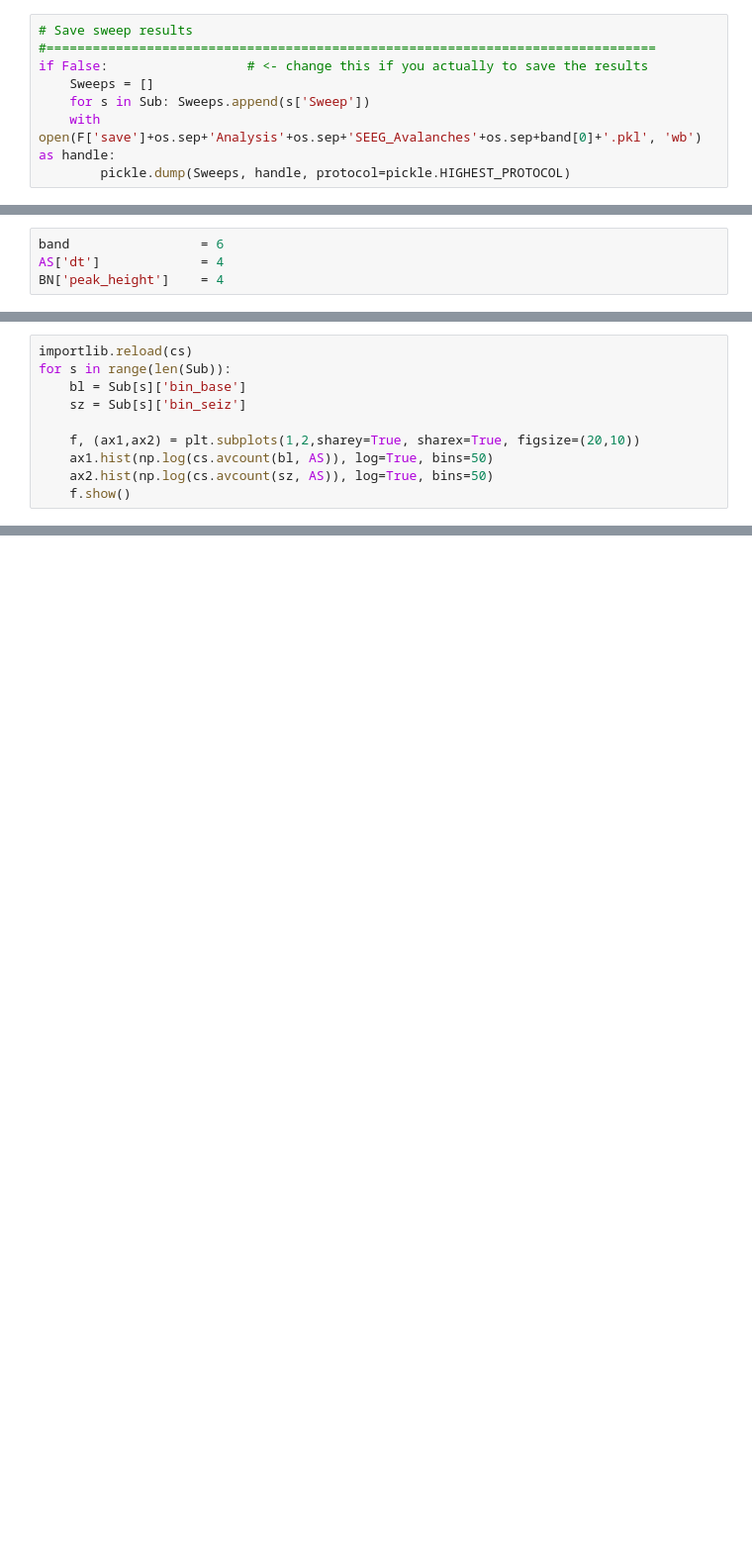
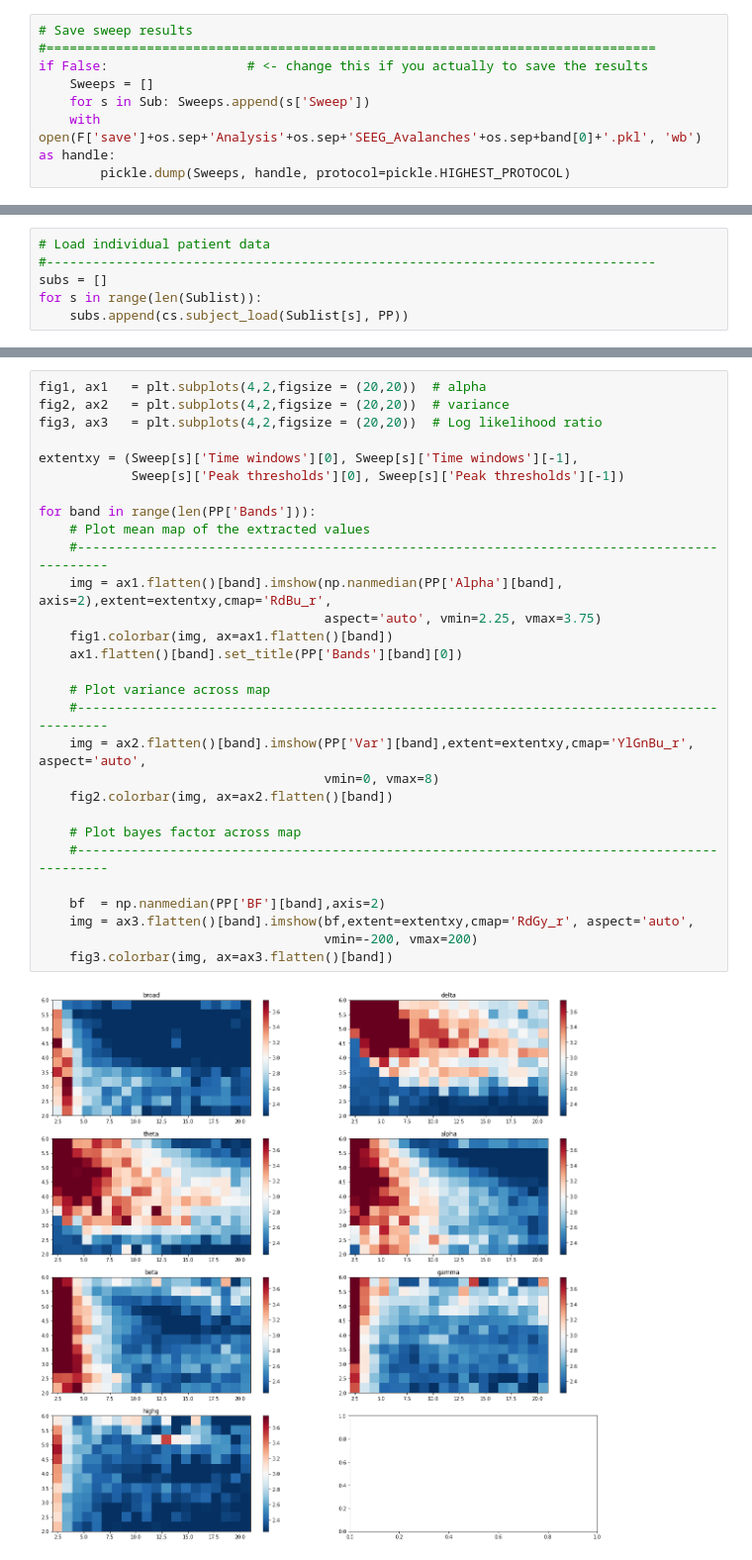
Before and after one commit to roschkoenig/Critical-Dynamics-in-Epilepsy, a Jupyter notebook: 07 - SEEG/cde_seeg.ipynb, the cells around one changed output, grey strips where cells are left out. Shown at 99% size. Cells and saved outputs as stored; diff of their text form; blank space fills up the shorter version.

Commit message:
Avalanche average across patients

```diff
--- a/07 - SEEG/cde_seeg.ipynb
+++ b/07 - SEEG/cde_seeg.ipynb
@@ -126,4 +123,0 @@ From the plot above, we can select values for the avalanche evaluation that prod
-# %%
-band                 = 6
-AS['dt']             = 4
-BN['peak_height']    = 4
@@ -277,10 +123,0 @@ for s in range(1):
-# %%
-importlib.reload(cs)
-for s in range(len(Sub)):
-    bl = Sub[s]['bin_base']
-    sz = Sub[s]['bin_seiz']
-
-    f, (ax1,ax2) = plt.subplots(1,2,sharey=True, sharex=True, figsize=(20,10))
-    ax1.hist(np.log(cs.avcount(bl, AS)), log=True, bins=50)
-    ax2.hist(np.log(cs.avcount(sz, AS)), log=True, bins=50)
-    f.show()
@@ -353,0 +126,6 @@ print(np.mean(temp[1,:]))
+# %%
+# Load individual patient data
+#-------------------------------------------------------------------------------
+subs = []
+for s in range(len(Sublist)):
+    subs.append(cs.subject_load(Sublist[s], PP))
@@ -353,0 +167,31 @@ print(np.mean(temp[1,:]))
+# %%
+fig1, ax1   = plt.subplots(4,2,figsize = (20,20))  # alpha
+fig2, ax2   = plt.subplots(4,2,figsize = (20,20))  # variance
+fig3, ax3   = plt.subplots(4,2,figsize = (20,20))  # Log likelihood ratio
+
+extentxy = (Sweep[s]['Time windows'][0], Sweep[s]['Time windows'][-1],
+            Sweep[s]['Peak thresholds'][0], Sweep[s]['Peak thresholds'][-1])
+
+for band in range(len(PP['Bands'])):
+    # Plot mean map of the extracted values
+    #--------------------------------------------------------------------------------------------
+    img = ax1.flatten()[band].imshow(np.nanmedian(PP['Alpha'][band], axis=2),extent=extentxy,cmap='RdBu_r',
+                                     aspect='auto', vmin=2.25, vmax=3.75)
+    fig1.colorbar(img, ax=ax1.flatten()[band])
+    ax1.flatten()[band].set_title(PP['Bands'][band][0])
+
+    # Plot variance across map
+    #--------------------------------------------------------------------------------------------
+    img = ax2.flatten()[band].imshow(PP['Var'][band],extent=extentxy,cmap='YlGnBu_r', aspect='auto',
+                                     vmin=0, vmax=8)
+    fig2.colorbar(img, ax=ax2.flatten()[band])
+
+    # Plot bayes factor across map
+    #--------------------------------------------------------------------------------------------
+
+    bf  = np.nanmedian(PP['BF'][band],axis=2)
+    img = ax3.flatten()[band].imshow(bf,extent=extentxy,cmap='RdGy_r', aspect='auto',
+                                     vmin=-200, vmax=200)
+    fig3.colorbar(img, ax=ax3.flatten()[band])
+# %% [output]
+[figure, added]
```
Also changed, not shown: parts of 50 cells of this notebook, 5 other files.
